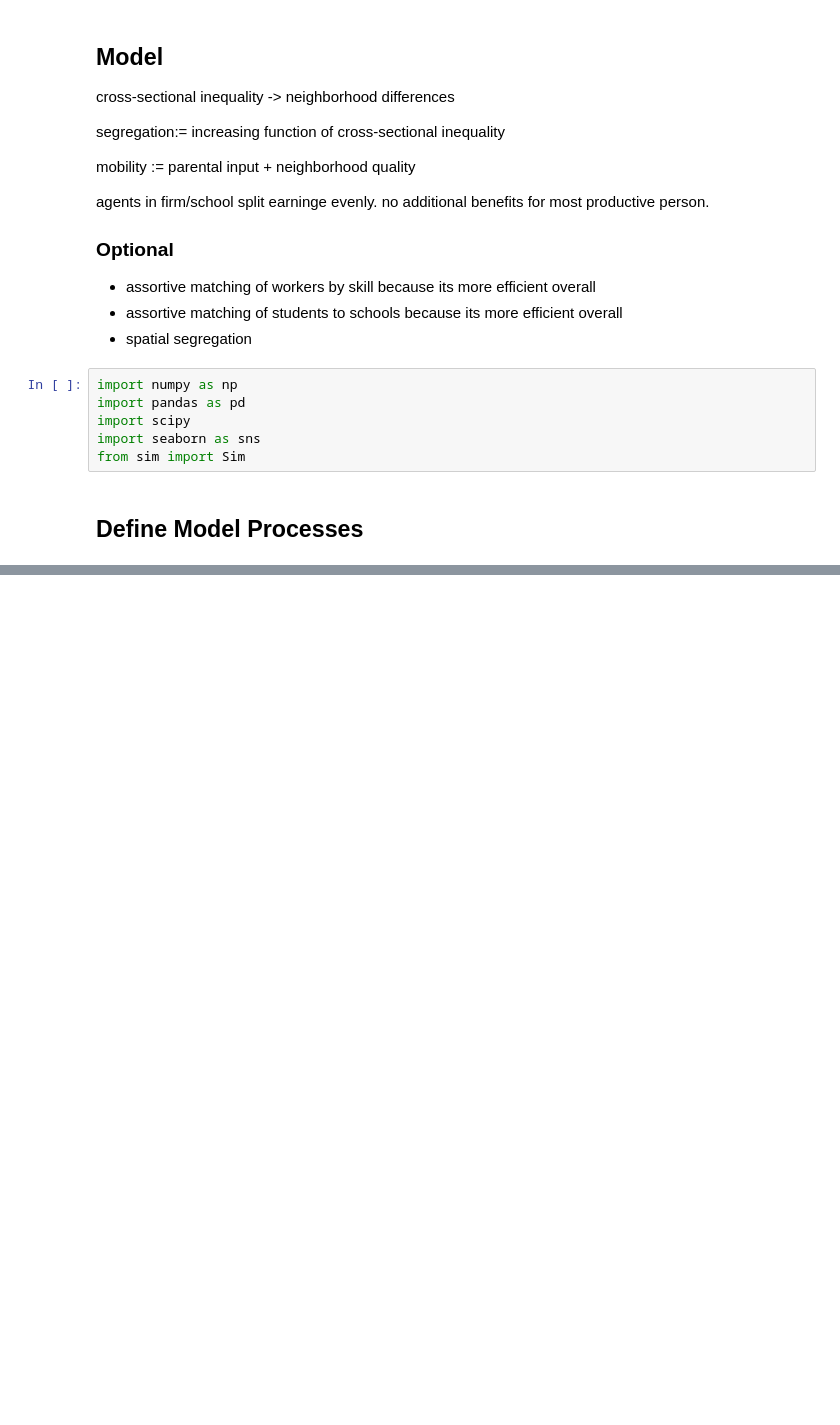
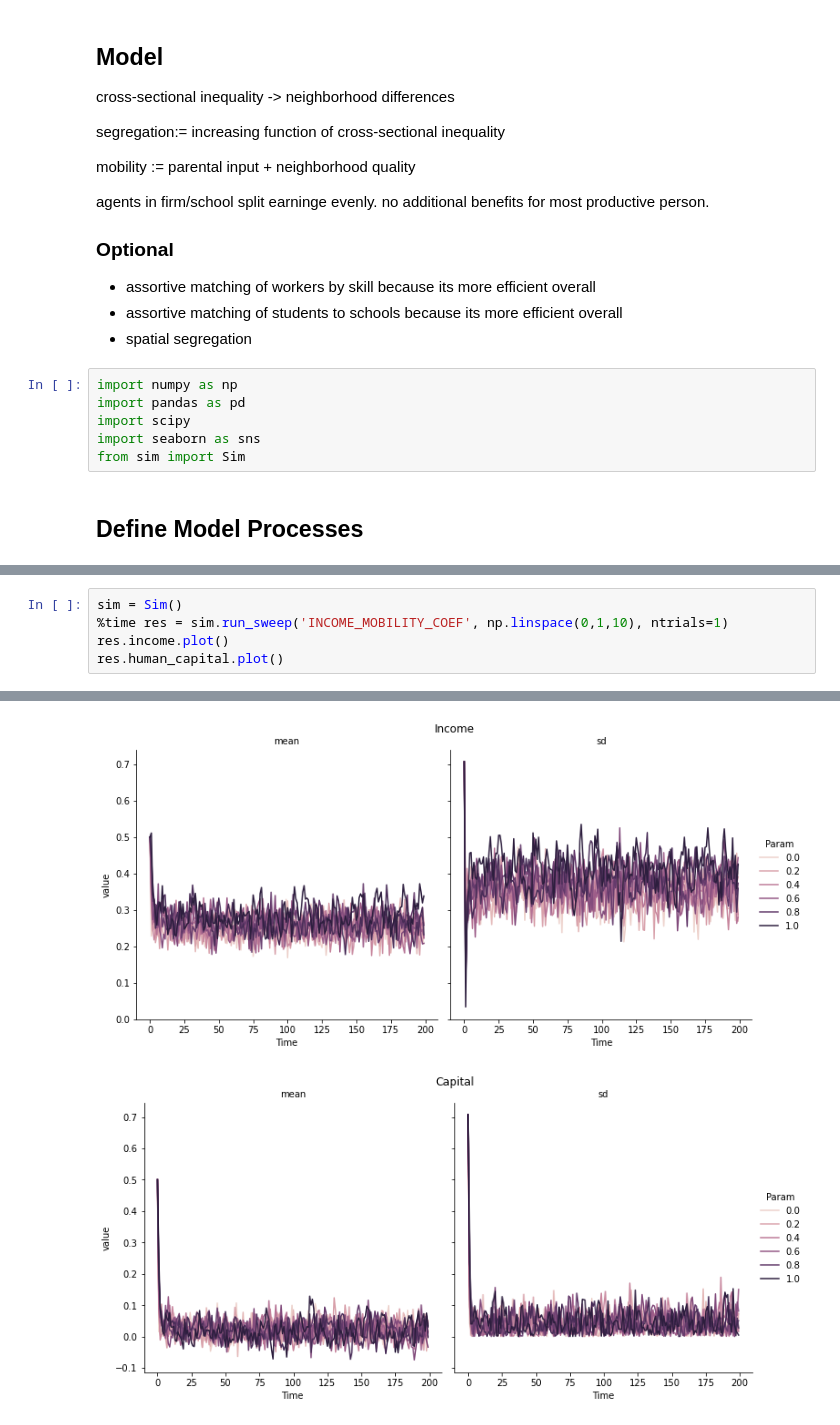
Before and after one commit to eric-mc2/MobilitySim, a Jupyter notebook: Inter-Generational Mobility.ipynb, the cells around one changed output, grey strips where cells are left out. Drawn from its saved outputs; the diff is of its cells as text; blank space fills up the shorter version.

```diff
--- a/Inter-Generational Mobility.ipynb
+++ b/Inter-Generational Mobility.ipynb
@@ -71,0 +84,6 @@ Wall time: 7.89 ms
+# %%
+sim = Sim()
+%time res = sim.run_sweep('INCOME_MOBILITY_COEF', np.linspace(0,1,10), ntrials=1)
+res.income.plot()
+res.human_capital.plot()
+# %% [output]
@@ -71,0 +92,2 @@ Wall time: 7.89 ms
+[figure, added]
+[figure, added]
```
Also changed, not shown: parts of 3 cells of this notebook, 1 other file.
